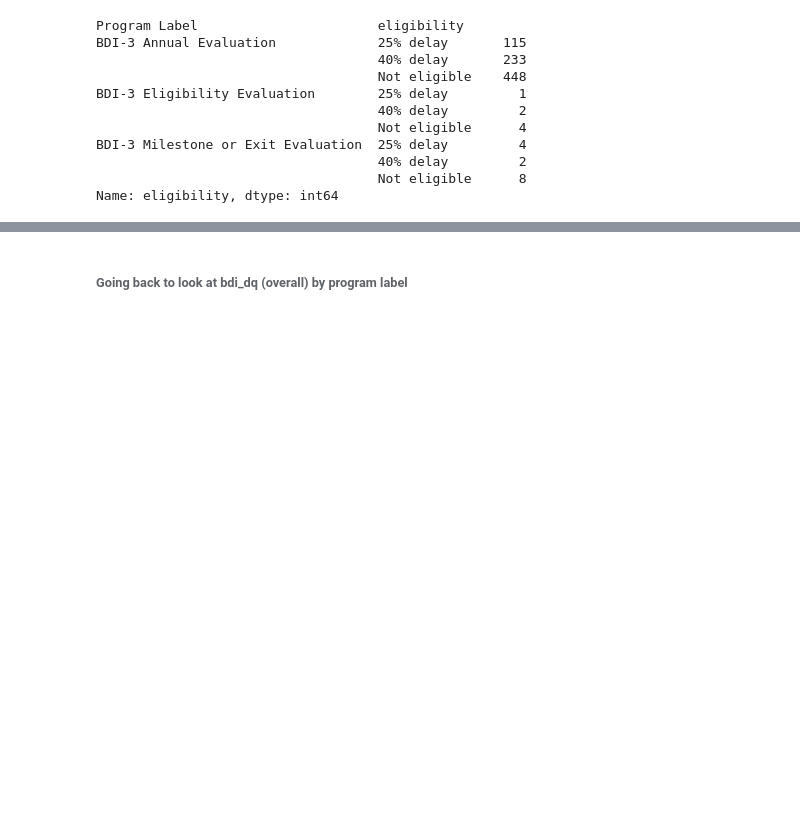
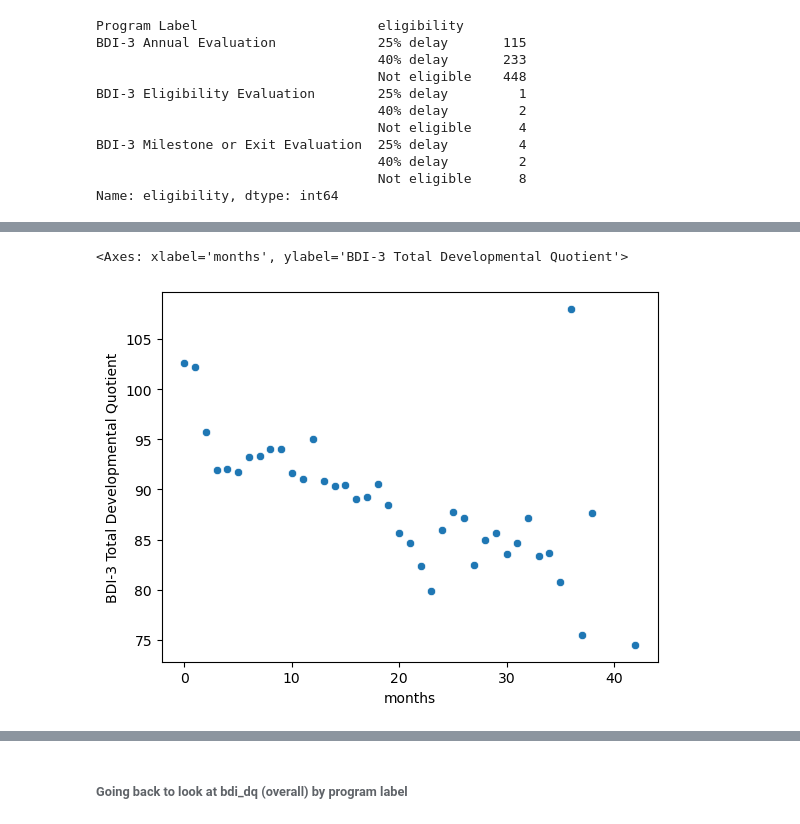
Before and after one commit to NSS-Data-Analytics-Cohort-10/teis-labracoders, a Jupyter notebook: notebooks/eda_2.ipynb, the cells around one changed output, grey strips where cells are left out. Drawn from its saved outputs; the diff is of its cells as text; code cells hidden in the pictures; blank space fills up the shorter version.

```diff
--- a/notebooks/eda_2.ipynb
+++ b/notebooks/eda_2.ipynb
@@ -669,0 +716,10 @@ Name: eligibility, dtype: int64
+# %%
+avg_eli_by_age=bdi_eli_eval.groupby('months')['BDI-3 Total Developmental Quotient'].mean().reset_index()
+sns.scatterplot(data=avg_eli_by_age,x='months',y='BDI-3 Total Developmental Quotient')
+#evaluation exam dq scores by age in months
+#
+# the older they get the dq tends to drop
+# emergence of delays being noticed
+# %% [output]
+<Axes: xlabel='months', ylabel='BDI-3 Total Developmental Quotient'>
+[figure, added]
```
Also changed, not shown: parts of 25 cells of this notebook.
